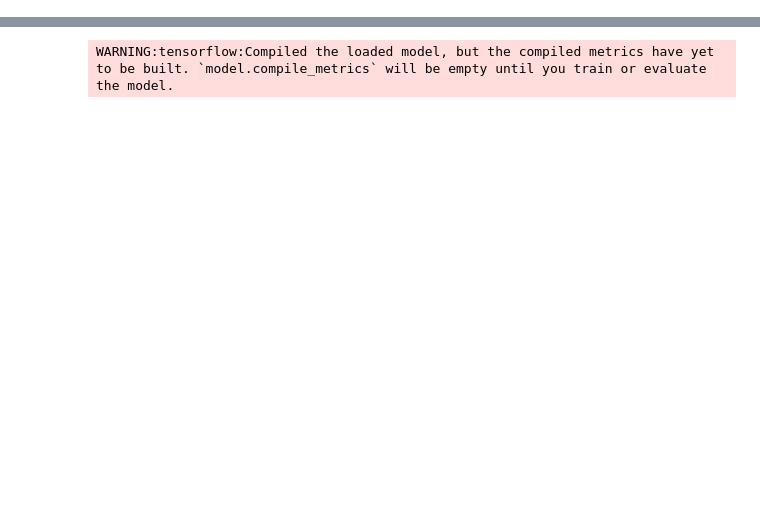
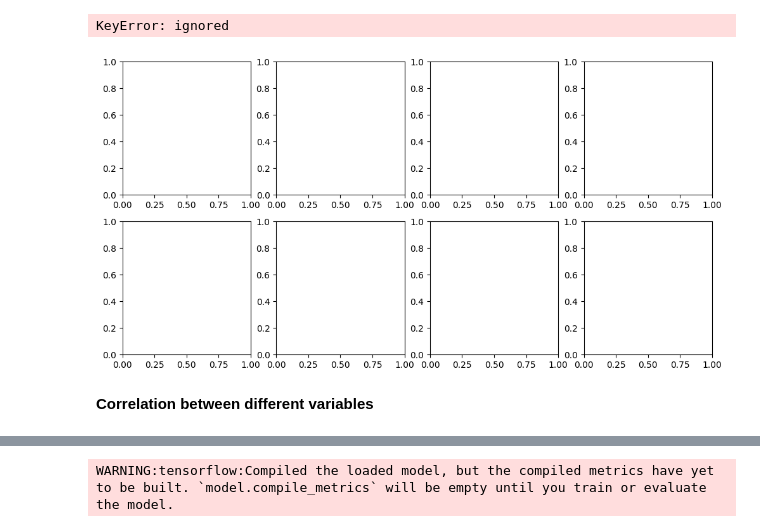
Before and after one commit to asheta66/CNN, a Jupyter notebook: Stock_Market_Prediction.ipynb, the cells around one changed output, grey strips where cells are left out. Drawn from its saved outputs; the diff is of its cells as text; code cells hidden in the pictures; blank space fills up the shorter version.

```diff
--- a/Stock_Market_Prediction.ipynb
+++ b/Stock_Market_Prediction.ipynb
@@ -2,0 +42,23 @@
+# %%
+# create subplots
+fig, axes = plt.subplots(nrows=2, ncols=4, figsize=(12,6))
+
+# plot data for each column
+for i, col in enumerate(df.columns):
+    row = i // 4
+    col = i % 4
+    ax = axes[row, col]
+    ax.plot(df[col])
+    ax.set_title(col)
+    ax.grid(True)
+
+# adjust spacing between subplots
+plt.subplots_adjust(hspace=0.5, wspace=0.3)
+
+# show plot
+plt.show()
+# %% [output]
+KeyError: ignored
+[figure, added]
+# %% [markdown]
+**Correlation between different variables**
```
Also changed, not shown: parts of 12 cells of this notebook.
